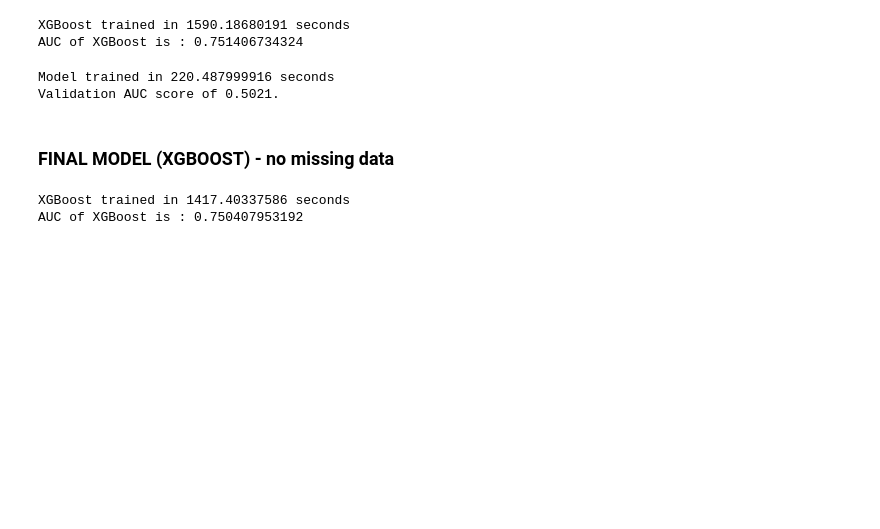
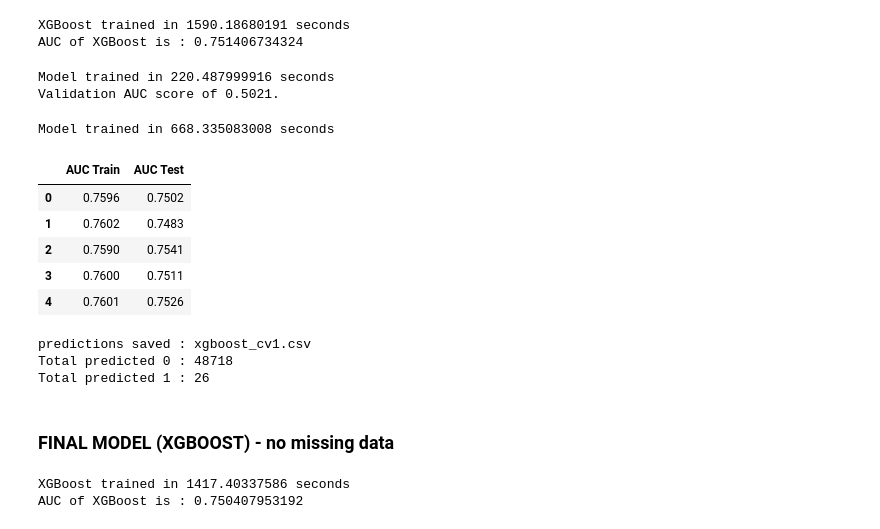
Before and after one commit to bodias/machine-learning, a Jupyter notebook: projects/capstone/home_credit/capstone_report.ipynb, the cells around one changed output. Drawn from its saved outputs; the diff is of its cells as text; code cells hidden in the pictures; blank space fills up the shorter version.

```diff
--- a/projects/capstone/home_credit/capstone_report.ipynb
+++ b/projects/capstone/home_credit/capstone_report.ipynb
@@ -559,6 +534,31 @@ def train_test_classifier(train_df,features,clf,test_size=0.25):
     print('Validation AUC score of {:.4f}.').format(roc_auc_score(y_true=y_test,y_score=prediction))
 
     return clf, X_train, X_test, y_train, y_test, prediction
+# %%
+def compute_roc_auc(index,clf):
+    y_predict = clf.predict_proba(X.iloc[index])[:,1]
+    fpr, tpr, thresholds = roc_curve(y.iloc[index], y_predict)
+    auc_score = auc(fpr, tpr)
+    return fpr, tpr, auc_score
+
+def train_test_cv(clf,X,y):
+    time_start = time.time()
+
+    cv = StratifiedKFold(n_splits=5, random_state=123, shuffle=True)
+    results = pd.DataFrame(columns=['training_score', 'test_score'])
+    fprs, tprs, scores = [], [], []
+
+    for (train, test), i in zip(cv.split(X, y), range(5)):
+        clf.fit(X.iloc[train], y.iloc[train])
+        _, _, auc_score_train = compute_roc_auc(train,clf)
+        fpr, tpr, auc_score = compute_roc_auc(test,clf)
+        scores.append((auc_score_train, auc_score))
+        fprs.append(fpr)
+        tprs.append(tpr)
+
+    print('Model trained in {} seconds'.format(time.time()-time_start))
+
+    return clf,fprs, tprs,pd.DataFrame(scores, columns=['AUC Train', 'AUC Test'])
 # %% [markdown]
 ### Training the baseline model
 # %%
@@ -615,6 +625,29 @@ xgboost_1, _, X_test, _, y_test, preds_xgb = train_test_classifier(app_train,fea
 # %% [output]
 Model trained in 220.487999916 seconds
 Validation AUC score of 0.5021.
+# %%
+X = app_train[features]
+y = app_train['TARGET']
+xgboost_cv1 = XGBClassifier(random_state=50)
+xgboost_cv1 , fprs, tprs, results = train_test_cv(xgboost_cv1,X,y)
+# %% [output]
+Model trained in 668.335083008 seconds
+# %%
+results
+# %% [output]
+|  | AUC Train | AUC Test |
+| 0 | 0.7596 | 0.7502 |
+| 1 | 0.7602 | 0.7483 |
+| 2 | 0.7590 | 0.7541 |
+| 3 | 0.7600 | 0.7511 |
+| 4 | 0.7601 | 0.7526 |
+# %%
+pred_xgboost_cv = xgboost_cv1.predict(app_test[features])
+save_results_to_submit(pred_xgboost_cv,filename="xgboost_cv1.csv")
+# %% [output]
+predictions saved : xgboost_cv1.csv
+Total predicted 0 : 48718
+Total predicted 1 : 26
 # %% [markdown]
 ### FINAL MODEL (XGBOOST) - no missing data
 # %%
```
Also changed, not shown: parts of 6 cells of this notebook.
